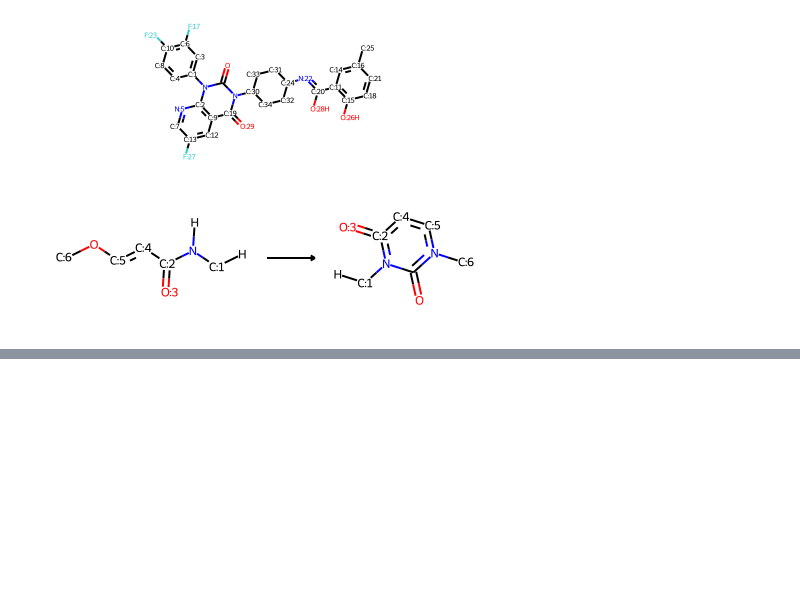
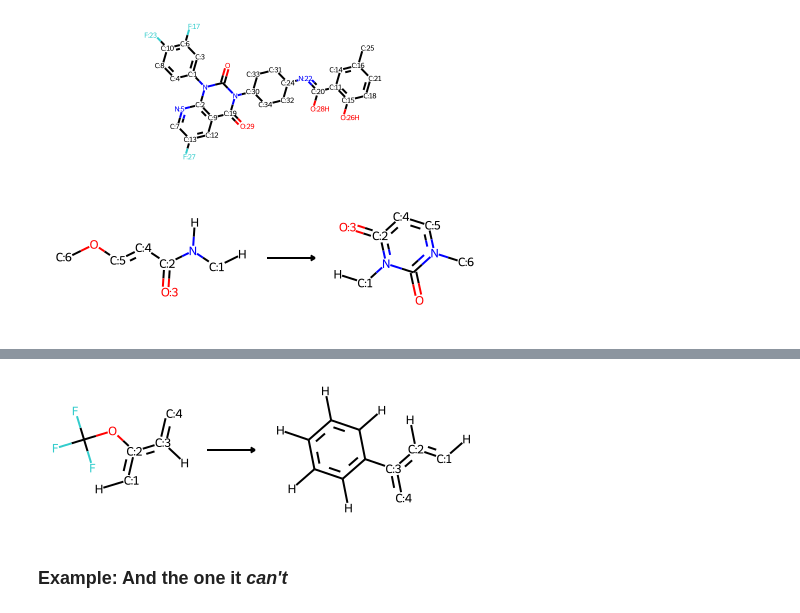
Before and after one commit to warner121/wizepair2, a Jupyter notebook: notebooks/examples.ipynb, the cells around one changed output, grey strips where cells are left out. Saved outputs shown, nothing was run; the diff lists cells and outputs as text; code cells hidden in the pictures; blank space fills up the shorter version.

```diff
--- a/notebooks/examples.ipynb
+++ b/notebooks/examples.ipynb
@@ -237,0 +253,6 @@ Chem.rdChemReactions.ReactionFromSmarts(response[3]['smirks'])
+# %%
+Chem.rdChemReactions.ReactionFromSmarts(response[3]['smirks'])
+# %% [output]
+[figure, added]
+# %% [markdown]
+### Example: And the one it *can't*
```
Also changed, not shown: parts of 8 cells of this notebook.
